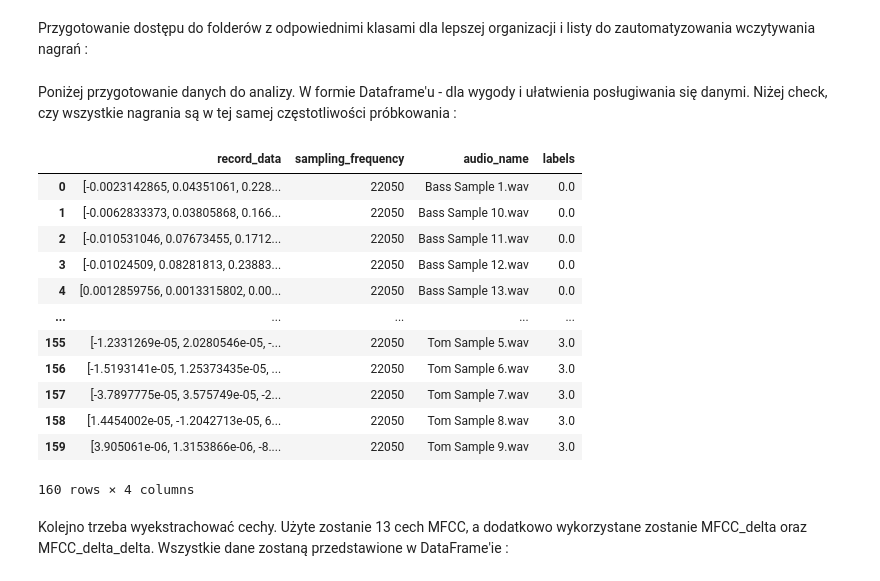
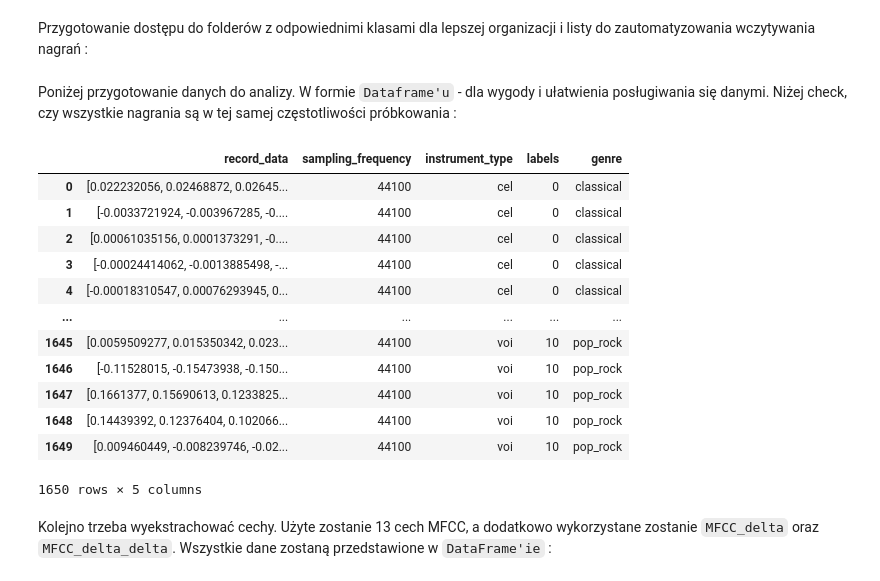
Before and after one commit to JacobeCode/Machine-Learning-Models-Research, a Jupyter notebook: main.ipynb, the cells around one changed output. Saved outputs shown, nothing was run; the diff lists cells and outputs as text; code cells hidden in the pictures.

```diff
--- a/main.ipynb
+++ b/main.ipynb
@@ -64,49 +50,81 @@ listDir = [kickDir, overheadsDir, snareDir, tomsDir]
+# %%
+# Creation of directories and lists :
+
+repoDir = Path.cwd()
+archiveDir = os.path.join(repoDir, "IRMAS-TrainingData")
+celDir = os.path.join(archiveDir, "cel")
+claDir = os.path.join(archiveDir, "cla")
+fluDir = os.path.join(archiveDir, "flu")
+gacDir = os.path.join(archiveDir, "gac")
+gelDir = os.path.join(archiveDir, "gel")
+orgDir = os.path.join(archiveDir, "org")
+piaDir = os.path.join(archiveDir, "pia")
+saxDir = os.path.join(archiveDir, "sax")
+truDir = os.path.join(archiveDir, "tru")
+vioDir = os.path.join(archiveDir, "vio")
+voiDir = os.path.join(archiveDir, "voi")
+
+
+listDir = [celDir, claDir, fluDir, gacDir, gelDir, orgDir, piaDir, saxDir, truDir, vioDir, voiDir]
 # %% [markdown]
-Poniżej przygotowanie danych do analizy. W formie Dataframe'u - dla wygody i ułatwienia posługiwania się danymi. Niżej check, czy wszystkie nagrania są w tej samej częstotliwości próbkowania :
+Poniżej przygotowanie danych do analizy. W formie `Dataframe'u` - dla wygody i ułatwienia posługiwania się danymi. Niżej check, czy wszystkie nagrania są w tej samej częstotliwości próbkowania :
 # %%
 # Creation of database :
 
 records = []
 wavNames = []
-labels = np.append(np.zeros(40), [np.ones(40), np.ones(40)*2, np.ones(40)*3])
-for list in listDir:
+labels = []
+genre = []
+for iter, list in enumerate(listDir):
     os.chdir(repoDir)
     currentList = os.listdir(list)
     os.chdir(list)
     for recording in currentList:
-        records.append(librosa.load(recording))
-        wavNames.append(recording)
+        records.append(librosa.load(recording, sr=44100))
+        wavNames.append(str(recording[1:4]))
+        labels.append(iter)
+        if "[cla]" in str(recording):
+            genre.append("classical")
+        elif "[jaz_blu]" in str(recording):
+            genre.append("jazz_blues")
+        elif "[pop_roc]" in str(recording):
+            genre.append("pop_rock")
+        elif "[cou_fol]" in str(recording):
+            genre.append("country_folk")
+        elif "[lat_sou]" in str(recording):
+            genre.append("latin_soul")
 
 database = pandas.DataFrame(data=records)
 database.columns = ["record_data", "sampling_frequency"]
-database["audio_name"] = wavNames
+database["instrument_type"] = wavNames
 database["labels"] = labels
+database["genre"] = genre
 display(database)
 os.chdir(repoDir)
 
 # Sampling frequency check :
 
 for frequency in database["sampling_frequency"]:
-    if frequency == 22050:
+    if frequency == 44100:
         pass
     else:
         print("Freqency doesn't match 22050 Hz.")
 # %% [output]
-|  | record_data | sampling_frequency | audio_name | labels |
-| 0 | [-0.0023142865, 0.04351061, 0.228... | 22050 | Bass Sample 1.wav | 0.0 |
-| 1 | [-0.0062833373, 0.03805868, 0.166... | 22050 | Bass Sample 10.wav | 0.0 |
-| 2 | [-0.010531046, 0.07673455, 0.1712... | 22050 | Bass Sample 11.wav | 0.0 |
-| 3 | [-0.01024509, 0.08281813, 0.23883... | 22050 | Bass Sample 12.wav | 0.0 |
-| 4 | [0.0012859756, 0.0013315802, 0.00... | 22050 | Bass Sample 13.wav | 0.0 |
-| ... | ... | ... | ... | ... |
-| 155 | [-1.2331269e-05, 2.0280546e-05, -... | 22050 | Tom Sample 5.wav | 3.0 |
-| 156 | [-1.5193141e-05, 1.25373435e-05, ... | 22050 | Tom Sample 6.wav | 3.0 |
-| 157 | [-3.7897775e-05, 3.575749e-05, -2... | 22050 | Tom Sample 7.wav | 3.0 |
-| 158 | [1.4454002e-05, -1.2042713e-05, 6... | 22050 | Tom Sample 8.wav | 3.0 |
-| 159 | [3.905061e-06, 1.3153866e-06, -8.... | 22050 | Tom Sample 9.wav | 3.0 |
+|  | record_data | sampling_frequency | instrument_type | labels | genre |
+| 0 | [0.022232056, 0.02468872, 0.02645... | 44100 | cel | 0 | classical |
+| 1 | [-0.0033721924, -0.003967285, -0.... | 44100 | cel | 0 | classical |
+| 2 | [0.00061035156, 0.0001373291, -0.... | 44100 | cel | 0 | classical |
+| 3 | [-0.00024414062, -0.0013885498, -... | 44100 | cel | 0 | classical |
+| 4 | [-0.00018310547, 0.00076293945, 0... | 44100 | cel | 0 | classical |
+| ... | ... | ... | ... | ... | ... |
+| 1645 | [0.0059509277, 0.015350342, 0.023... | 44100 | voi | 10 | pop_rock |
+| 1646 | [-0.11528015, -0.15473938, -0.150... | 44100 | voi | 10 | pop_rock |
+| 1647 | [0.1661377, 0.15690613, 0.1233825... | 44100 | voi | 10 | pop_rock |
+| 1648 | [0.14439392, 0.12376404, 0.102066... | 44100 | voi | 10 | pop_rock |
+| 1649 | [0.009460449, -0.008239746, -0.02... | 44100 | voi | 10 | pop_rock |
-160 rows × 4 columns
+1650 rows × 5 columns
 # %% [markdown]
-Kolejno trzeba wyekstrachować cechy. Użyte zostanie 13 cech MFCC, a dodatkowo wykorzystane zostanie MFCC_delta oraz MFCC_delta_delta. Wszystkie dane zostaną przedstawione w DataFrame'ie :
+Kolejno trzeba wyekstrachować cechy. Użyte zostanie 13 cech MFCC, a dodatkowo wykorzystane zostanie `MFCC_delta` oraz `MFCC_delta_delta`. Wszystkie dane zostaną przedstawione w `DataFrame'ie` :
 # %%
 # Extracting MFCC coefficents
 
```
Also changed, not shown: parts of 20 cells of this notebook, 1 other file.
